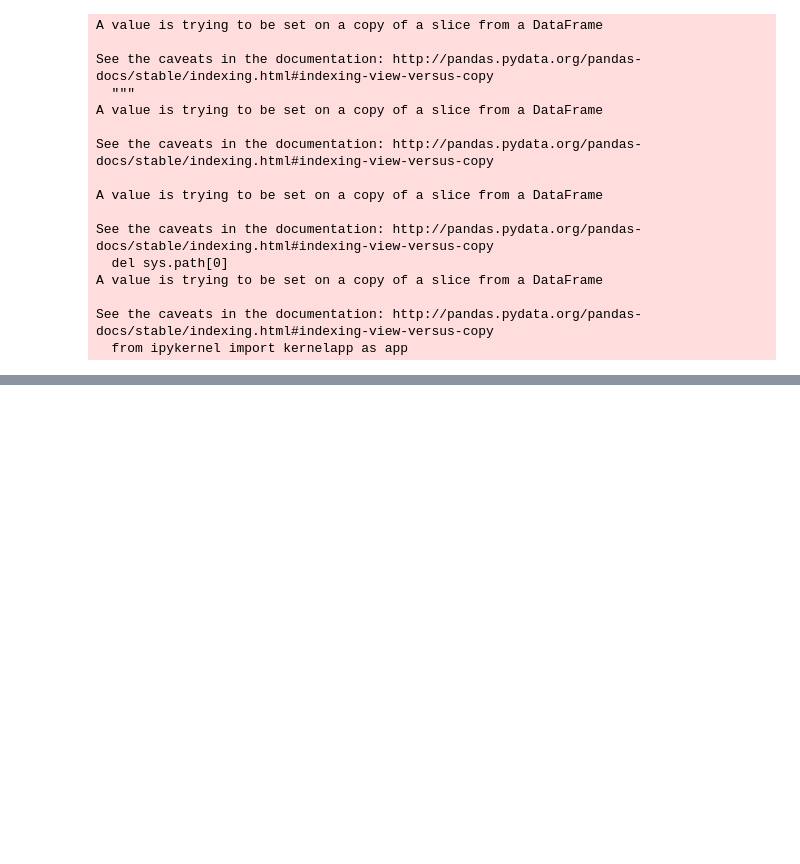
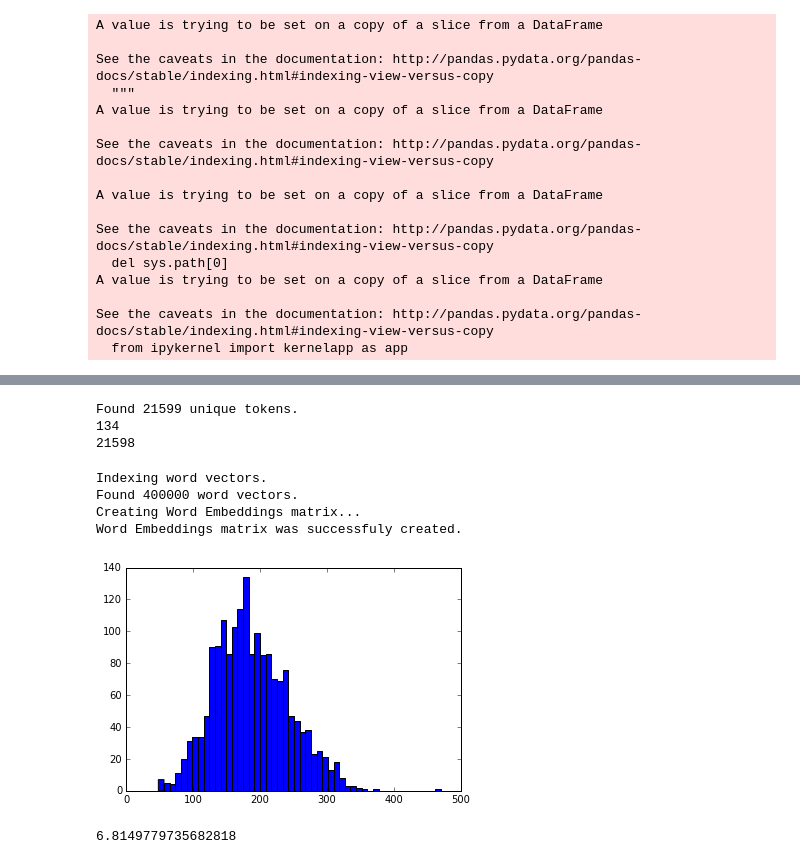
Before and after one commit to bednarrski/rss-classifier, a Jupyter notebook: InoreaderTesting.ipynb, the cells around one changed output, grey strips where cells are left out. Drawn from its saved outputs; the diff is of its cells as text; code cells hidden in the pictures; blank space fills up the shorter version.

```diff
--- a/InoreaderTesting.ipynb
+++ b/InoreaderTesting.ipynb
@@ -95,3 +112,11 @@ tagged_articles_pd = all_articles_pd[all_articles_pd['read'] == True]
+# %%
+tagged_articles_pd = all_articles_pd[all_articles_pd['read'] == True]
+
+with open('old_articles.pickle', 'rb') as f:
+    # Pickle the 'data' dictionary using the highest protocol available.
+    old_tagged_articles_pd = pickle.load(f)
+
+tagged_articles_pd = pd.concat([tagged_articles_pd, old_tagged_articles_pd])
 # %%
 tagged_articles_unique_pd = tagged_articles_pd.sort_values(by=['canonical', 'liked'], ascending=False).reset_index(drop=True)
 to_drop = tagged_articles_unique_pd.duplicated(subset = ['canonical'], keep='first')
@@ -198,7 +341,7 @@ GLOVE_DIR = DATASETS_DIR+'glove.6B/'
 embeddings_file = os.path.join(GLOVE_DIR, 'glove.6B.300d.txt')
 
 # Word embeddings' constraints
-MAX_NB_WORDS = 14000  # Number of most common words for tokenizer
+MAX_NB_WORDS = 20000  # Number of most common words for tokenizer
 EMBEDDING_DIM = 300   # Embeddings dimensionality
 # %%
 # Tokenizing and creating word index
@@ -217,7 +360,16 @@ index_word = dict((k,v) for v,k in word_index.items())
 # example
 print(word_index['adversarial'])
 print(word_index['unk'])
+# %% [output]
+Found 21599 unique tokens.
+134
+21598
 # %%
 import models.embedding_matrix as embedding
 
 embedding_matrix = embedding.create_embedding_matrix(embeddings_file, MAX_NB_WORDS, EMBEDDING_DIM, word_index.items())
+# %% [output]
+Indexing word vectors.
+Found 400000 word vectors.
+Creating Word Embeddings matrix...
+Word Embeddings matrix was successfuly created.
@@ -291,0 +386,16 @@ result_lstm, model_lstm = runner.build_train_run(dataset, le, hyperparameters_ls
+# %%
+import matplotlib.pyplot as plt
+
+X_sequences = tokenizer.texts_to_sequences(X)
+X_sequences_len = []
+for item in X_sequences:
+    X_sequences_len.append(
+                            min( len(item), 1000
+                               ))
+
+X_sequences_padded = pad_sequences(X_sequences, maxlen=hyperparameters['max_seq_len'])
+
+plt.hist(X_sequences_len, 50)
+plt.show()
+# %% [output]
+[figure, added]
@@ -291,0 +426,5 @@ result_lstm, model_lstm = runner.build_train_run(dataset, le, hyperparameters_ls
+# %%
+
+(len(y)-sum(y))/sum(y)
+# %% [output]
+6.8149779735682818
```
Also changed, not shown: parts of 26 cells of this notebook, 6 other files.
